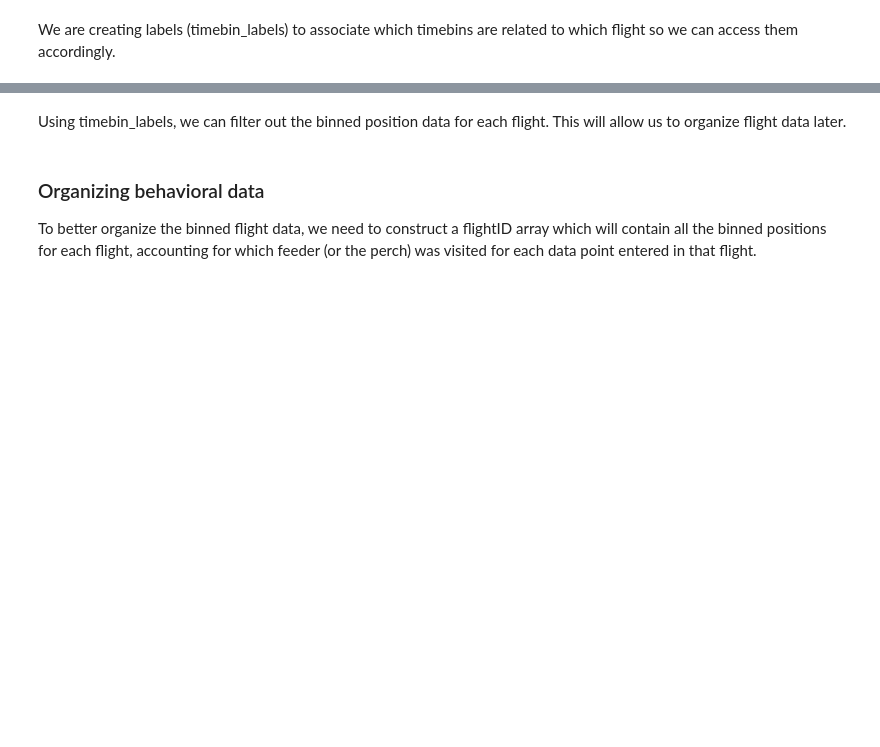
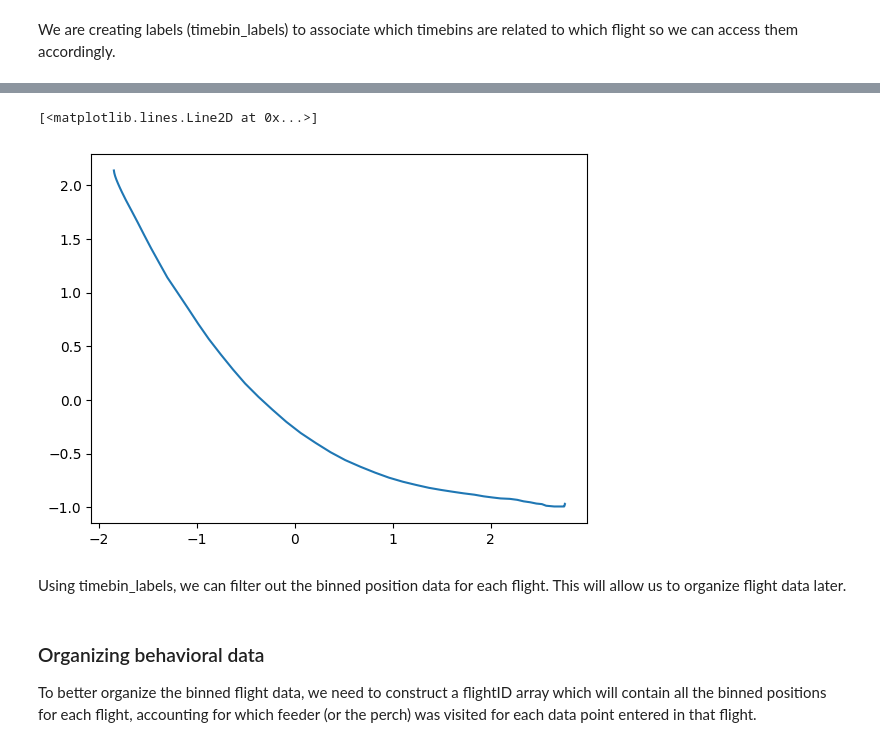
Before and after one commit to ben-toker/batTIMBRE, a Jupyter notebook: bat_TIMBRE.ipynb, the cells around one changed output, grey strips where cells are left out. Saved outputs shown, nothing was run; the diff lists cells and outputs as text; code cells hidden in the pictures; blank space fills up the shorter version.

```diff
--- a/bat_TIMBRE.ipynb
+++ b/bat_TIMBRE.ipynb
@@ -56,9 +77,9 @@ lfp_timestamps_decimated_bins[0:10]
 # %% [markdown]
 Now that we downsampled the LFP timestamps, we will lop off negative timestamps to ensure that we have proper "edges" between bins (more on this later).
 # %%
-lfp_indices = lfp_timestamps_decimated_bins > 0
-lfp_timestamps_decimated_bins = lfp_timestamps_decimated_bins[lfp_indices] # lop off negative timestamps
-lfp_timestamps_decimated_bins = np.insert(lfp_timestamps_decimated_bins, 0, 0) # insert 0 at the beginning
+lfp_indices = lfp_timestamps_dec > 0 # lop off negative timestamps on LFP timestamps; we will use this to refit the LFP data later.
+lfp_timestamps_dec = lfp_timestamps_dec[lfp_indices]
+lfp_timestamps_edges = np.insert(lfp_timestamps_dec, 0, 0) # insert 0 at the beginning
 
-lfp_timestamps_decimated_bins.shape
-lfp_timestamps_decimated_bins[0:10]
+lfp_timestamps_edges.shape
+lfp_timestamps_edges[0:10]
@@ -76,22 +106,16 @@ cleaned_pos.shape
 # %%
 # Bin positional data using the provided label_timebins function
-binned_pos_x = label_timebins(lfp_timestamps_decimated_bins, cleaned_pos[:, 0], pos_timestamps, is_discrete=False)
-binned_pos_y = label_timebins(lfp_timestamps_decimated_bins, cleaned_pos[:, 1], pos_timestamps, is_discrete=False)
-binned_pos_z = label_timebins(lfp_timestamps_decimated_bins, cleaned_pos[:, 2], pos_timestamps, is_discrete=False)
+binned_pos_x = label_timebins(lfp_timestamps_edges, cleaned_pos[:, 0], pos_timestamps, is_discrete=False)
+binned_pos_y = label_timebins(lfp_timestamps_edges, cleaned_pos[:, 1], pos_timestamps, is_discrete=False)
+binned_pos_z = label_timebins(lfp_timestamps_edges, cleaned_pos[:, 2], pos_timestamps, is_discrete=False)
 # %%
-binned_pos = np.zeros((3,len(binned_pos_x)))
-# Assign binned positions to binned_pos array
-binned_pos[0, :] = binned_pos_x
-binned_pos[1, :] = binned_pos_y
-binned_pos[2, :] = binned_pos_z
-
-# Replace the first element with 0 and trim last element
-binned_pos[:, 0] = 0
-binned_pos = binned_pos[:, :-1]
-lfp_timestamps_decimated_bins = lfp_timestamps_decimated_bins[:len(binned_pos[0])]
+# Construct the array according to its columns
+binned_pos = np.column_stack((binned_pos_x, binned_pos_y, binned_pos_z))
 
 # Verify the results
 print("Binned position shape:", binned_pos.shape)
-print("LFP timestamps shape:", lfp_timestamps_decimated_bins.shape)
-print("First few elements of binned_pos:\n", binned_pos[:, :5])
-print("First few LFP timestamps:", lfp_timestamps_decimated_bins[:5])
+print("LFP timestamp edges shape:", lfp_timestamps_edges.shape)
+
+print("First few elements of binned_pos:\n", binned_pos[:, :5]) # NaN values at beginning and end are expected; position is not recorded when bat is not visible.
+
+print("First few LFP bins:", lfp_timestamps_edges[:5])
@@ -134,3 +177,3 @@ labels.shape
 # %%
-timebin_labels = label_timebins(lfp_timestamps_decimated_bins, labels, pos_timestamps, is_discrete=True)
+timebin_labels = label_timebins(lfp_timestamps_edges, labels, pos_timestamps, is_discrete=True)
 timebin_labels.shape
@@ -139,6 +186,9 @@ print(len(binned_pos[0]), len(binned_pos[1]), len(timebin_labels))
 # %%
-plt.plot(binned_pos[0][:len(timebin_labels)][timebin_labels >0],
-         binned_pos[1][:len(timebin_labels)][timebin_labels >0])
+plt.plot(binned_pos[:, 0][:len(timebin_labels)][timebin_labels > 0],
+         binned_pos[:, 1][:len(timebin_labels)][timebin_labels > 0])
+# %% [output]
+[<matplotlib.lines.Line2D at 0x...>]
+[figure, added]
 # %% [markdown]
 Using timebin_labels, we can filter out the binned position data for each flight. This will allow us to organize flight data later.
 # %% [markdown]
```
Also changed, not shown: parts of 34 cells of this notebook, 4 other files.
